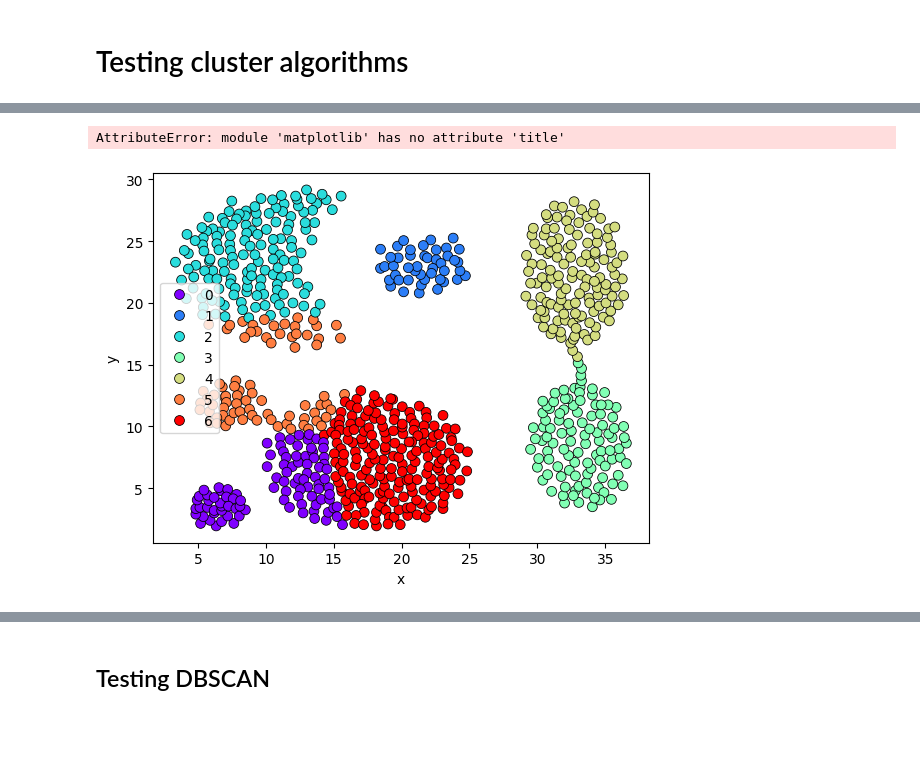
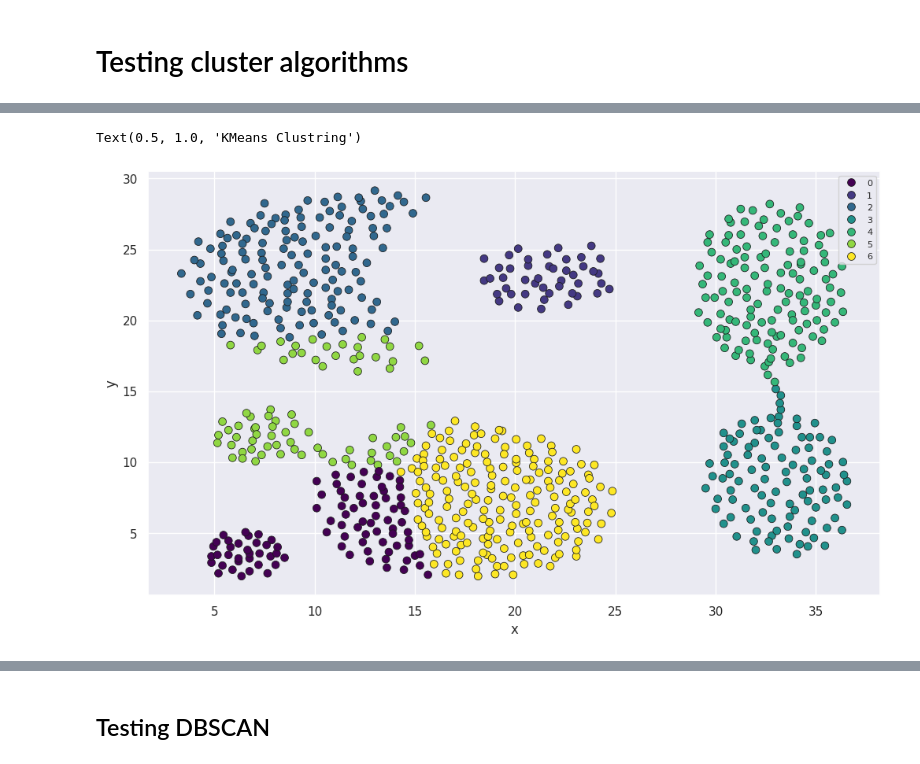
Before and after one commit to ElStabilini/AlgoritmiEStruttureDati, a Jupyter notebook: prova.ipynb, the cells around one changed output, grey strips where cells are left out. Cells and saved outputs as stored; diff of their text form; code cells hidden in the pictures; blank space fills up the shorter version.

Commit message:
Updated plot

```diff
--- a/prova.ipynb
+++ b/prova.ipynb
@@ -32,0 +22,6 @@ plt.show()
+# %%
+sns.set(rc = {'figure.figsize':(12,7),  "legend.fontsize": 8, "legend.title_fontsize": 10})
+ax = sns.scatterplot(data=df_base, x='x', y='y', color='blue')
+ax.set_xlabel('X', fontsize = 14)
+ax.set_ylabel('Y', fontsize = 14)
+ax.set_title('Scatter Plot', fontsize = 18)
@@ -33,6 +33,6 @@ plt.show()
 # %%
 # Create feature matrix
-X = df.values
+X = df_base.values
 
 # Perform KMeans clustering
 kmeans = KMeans(n_clusters=7, random_state=42)
@@ -45,9 +39,0 @@ df.columns = ['x', 'y']
-# %%
-X = df.values
-# Perform KMeans clustering
-kmeans = KMeans(n_clusters=7, random_state=42)
-labels = kmeans.fit_predict(X)
-df['labels'] = labels
-df.to_csv('./dfKMeanslabels.csv', index=False)
-# Display clustering result
-print("Clustering result:", labels)
@@ -72,9 +40,13 @@ Clustering result: [2 2 2 2 2 2 2 2 2 2 2 2 2 2 2 2 2 2 2 2 2 2 2 2 2 2 2 2 2 2
+# %%
+KMeans_df = df_base.copy()
+KMeans_df['label'] = labels
+#KMeans_df.to_csv('./dfKMeanslabels.csv', index=False)
 # %%
-
-#plt.figure(figsize=(10, 7))
-sns.scatterplot(data=df, x='x', y='y', hue=labels, palette='rainbow', edgecolor='k', s=50)
-plt.title('KMeans Clustering')
-plt.show()
+sns.set(rc = {'figure.figsize':(12,7),  "legend.fontsize": 8, "legend.title_fontsize": 10})
+sns.scatterplot(data=KMeans_df, x='x', y='y', hue=labels, palette='viridis', edgecolor='k', s=50)
+ax.set_xlabel('X', fontsize = 14)
+ax.set_ylabel('Y', fontsize = 14)
+ax.set_title('KMeans Clustring', fontsize = 18)
 # %% [output]
-AttributeError: module 'matplotlib' has no attribute 'title'
+Text(0.5, 1.0, 'KMeans Clustring')
-[figure, old version]
+[figure, new version]
```
Also changed, not shown: parts of 22 cells of this notebook.
